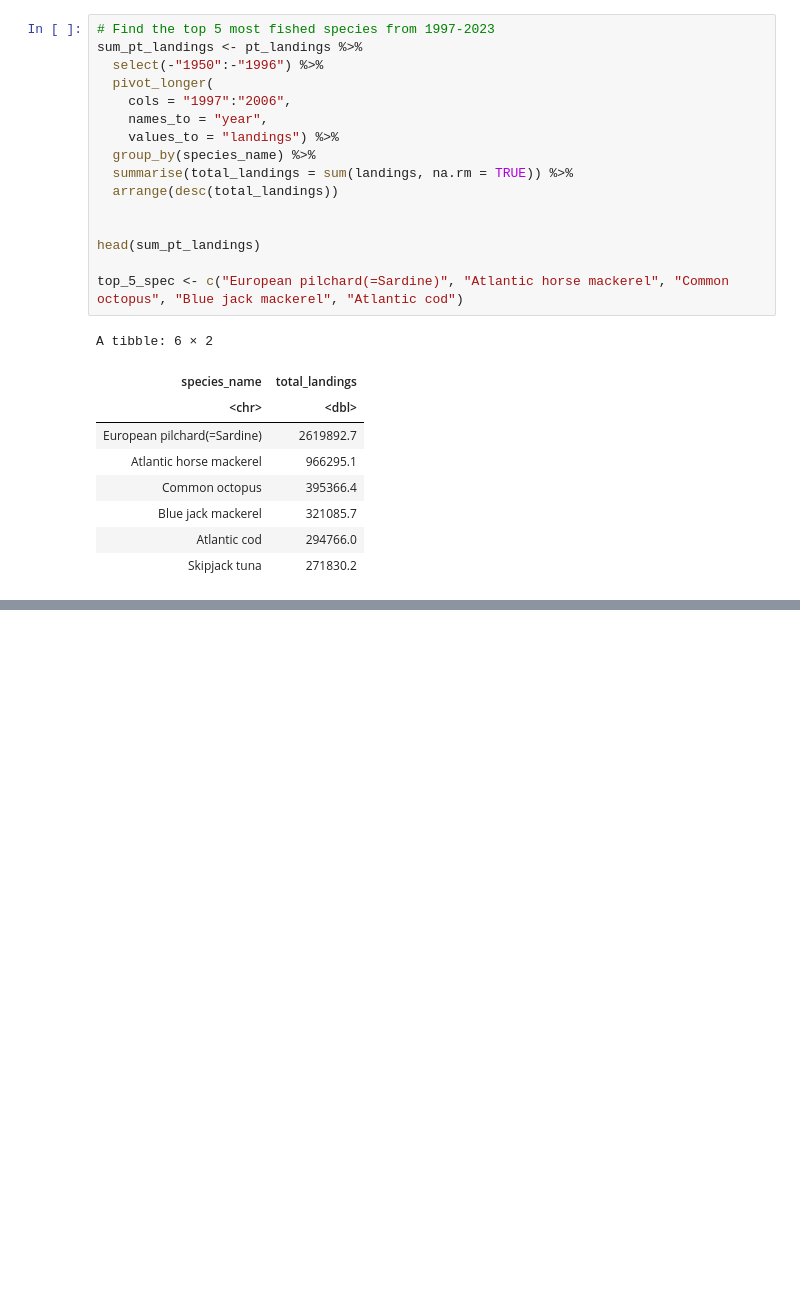
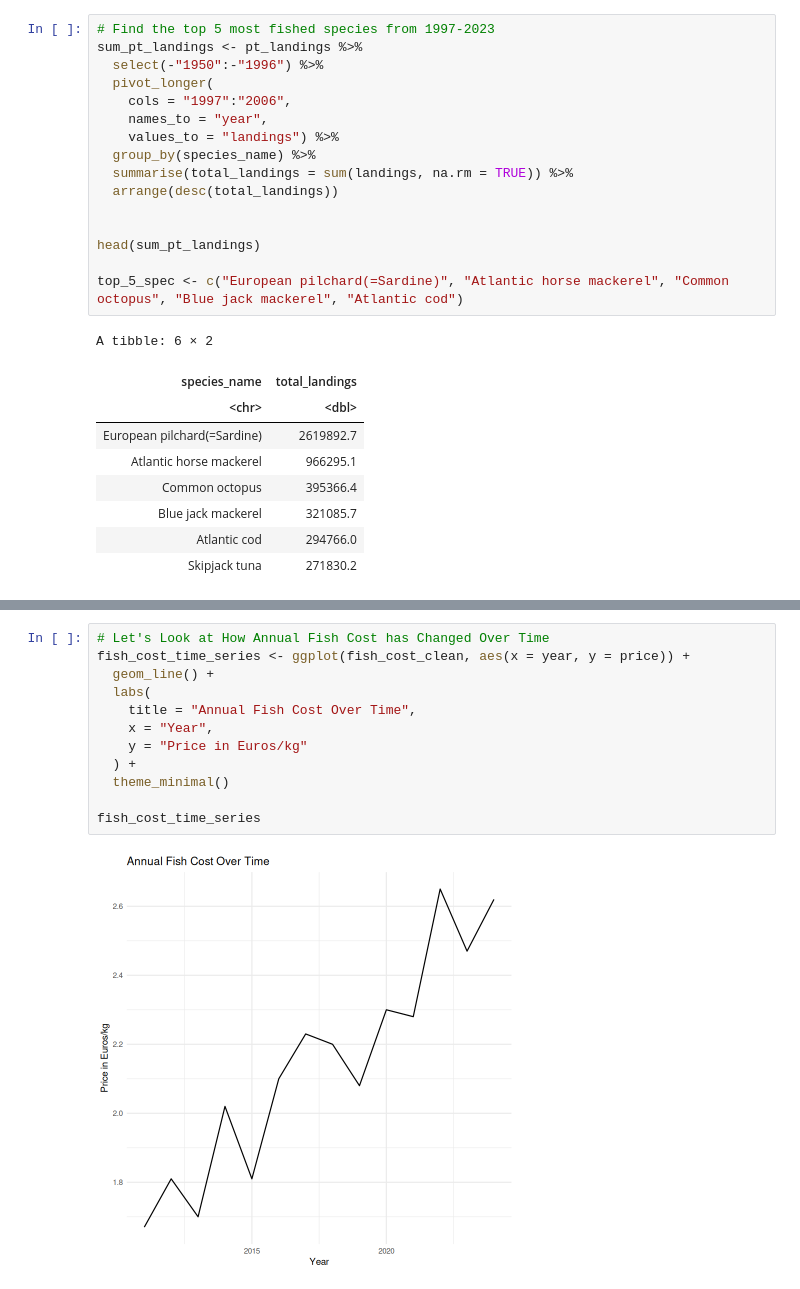
Before and after one commit to daisychu12/pt-fisheries-climate-change, a Jupyter notebook: analysis/data-cleaning.ipynb, the cells around one changed output, grey strips where cells are left out. Saved outputs shown, nothing was run; the diff lists cells and outputs as text; blank space fills up the shorter version.

```diff
--- a/analysis/data-cleaning.ipynb
+++ b/analysis/data-cleaning.ipynb
@@ -324,0 +389,14 @@ A grouped_df: 6 × 4
+# %%
+# Let's Look at How Annual Fish Cost has Changed Over Time
+fish_cost_time_series <- ggplot(fish_cost_clean, aes(x = year, y = price)) +
+  geom_line() +
+  labs(
+    title = "Annual Fish Cost Over Time",
+    x = "Year",
+    y = "Price in Euros/kg"
+  ) +
+  theme_minimal()
+
+fish_cost_time_series
+# %% [output]
+[figure, added]
```
Also changed, not shown: parts of 25 cells of this notebook, 19 other files.
